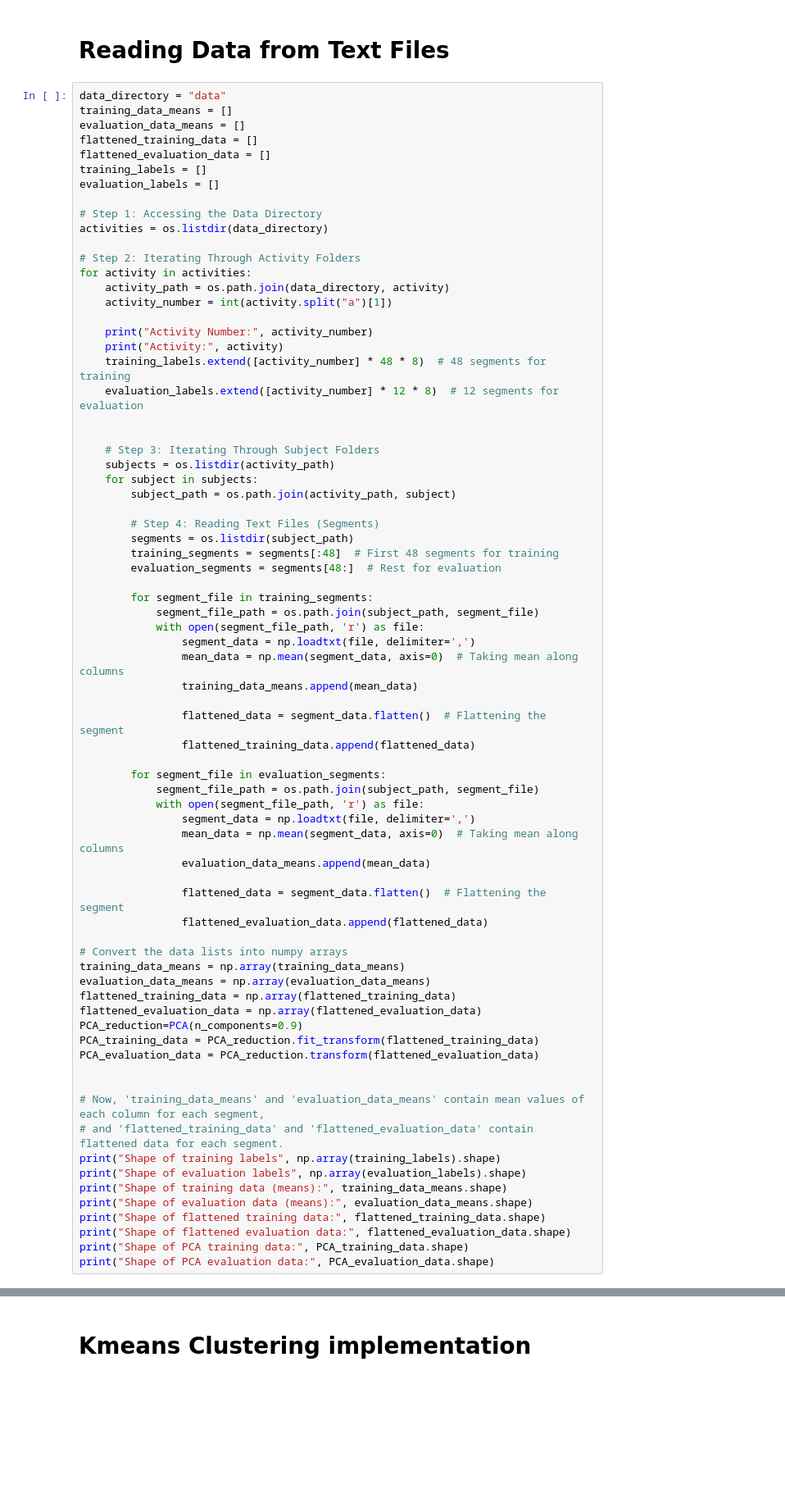
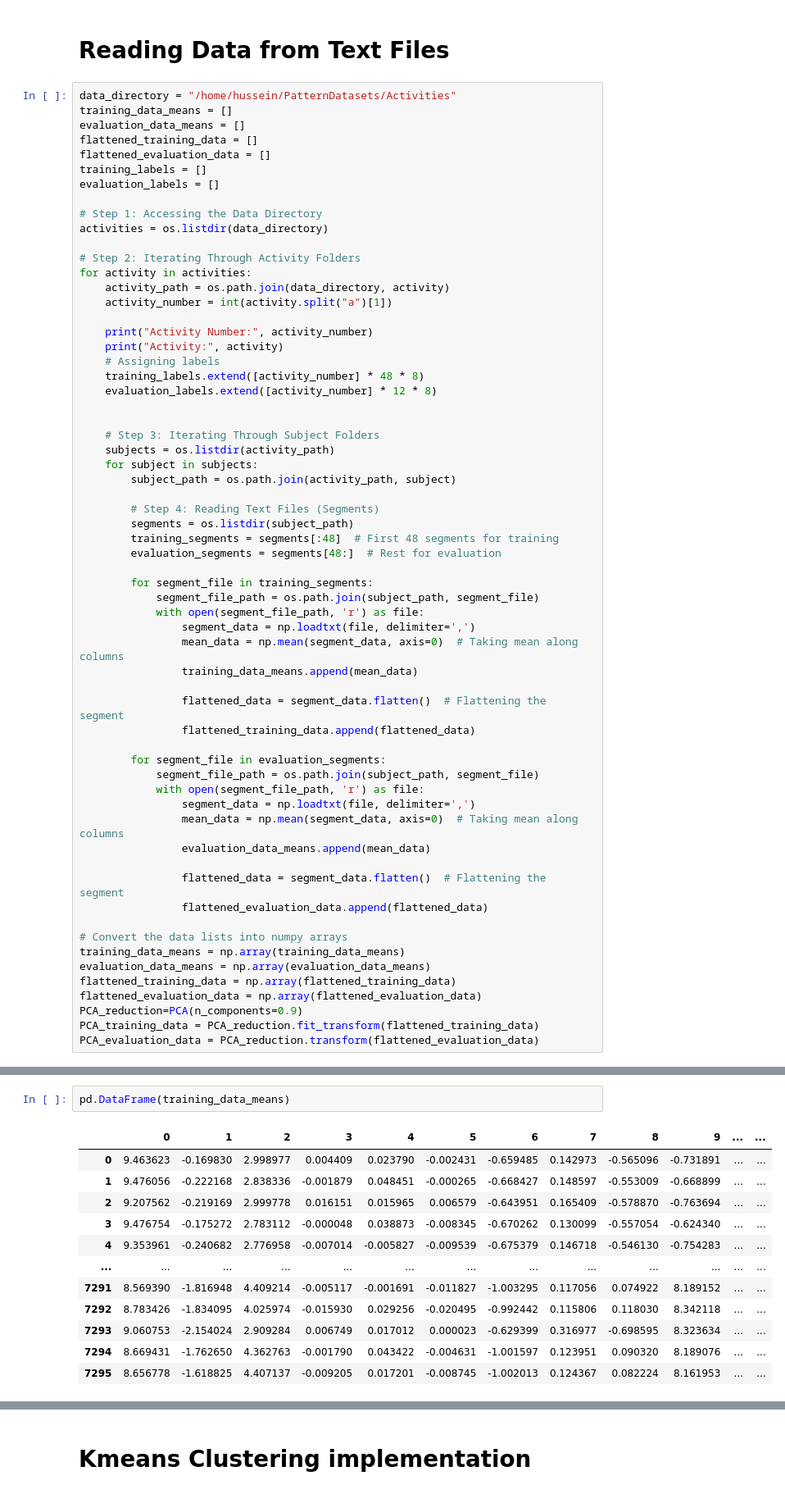
Before and after one commit to husseinkhaled733/Activity-Detection, a Jupyter notebook: Kmeans.ipynb, the cells around one changed output, grey strips where cells are left out. Shown at 82% size. Drawn from its saved outputs; the diff is of its cells as text; blank space fills up the shorter version.

Commit message:
Fixing Evaluation and Kmeans

```diff
--- a/Kmeans.ipynb
+++ b/Kmeans.ipynb
@@ -11,7 +11,7 @@ from Evaluation import compute_clusters, compute_purity, compute_recall, compute
 # %% [markdown]
 # Reading Data from Text Files
 # %%
-data_directory = "data"
+data_directory = "/home/hussein/PatternDatasets/Activities"
 training_data_means = []
 evaluation_data_means = []
 flattened_training_data = []
@@ -29,8 +29,9 @@ for activity in activities:
 
     print("Activity Number:", activity_number)
     print("Activity:", activity)
-    training_labels.extend([activity_number] * 48 * 8)  # 48 segments for training
-    evaluation_labels.extend([activity_number] * 12 * 8)  # 12 segments for evaluation
+    # Assigning labels
+    training_labels.extend([activity_number] * 48 * 8)
+    evaluation_labels.extend([activity_number] * 12 * 8)
 
 
     # Step 3: Iterating Through Subject Folders
@@ -71,15 +72,3 @@ flattened_evaluation_data = np.array(flattened_evaluation_data)
 PCA_reduction=PCA(n_components=0.9)
 PCA_training_data = PCA_reduction.fit_transform(flattened_training_data)
 PCA_evaluation_data = PCA_reduction.transform(flattened_evaluation_data)
-
-
-# Now, 'training_data_means' and 'evaluation_data_means' contain mean values of each column for each segment,
-# and 'flattened_training_data' and 'flattened_evaluation_data' contain flattened data for each segment.
-print("Shape of training labels", np.array(training_labels).shape)
-print("Shape of evaluation labels", np.array(evaluation_labels).shape)
-print("Shape of training data (means):", training_data_means.shape)
-print("Shape of evaluation data (means):", evaluation_data_means.shape)
-print("Shape of flattened training data:", flattened_training_data.shape)
-print("Shape of flattened evaluation data:", flattened_evaluation_data.shape)
-print("Shape of PCA training data:", PCA_training_data.shape)
-print("Shape of PCA evaluation data:", PCA_evaluation_data.shape)
@@ -85,0 +143,15 @@ print("Shape of PCA evaluation data:", PCA_evaluation_data.shape)
+# %%
+pd.DataFrame(training_data_means)
+# %% [output]
+|  | 0 | 1 | 2 | 3 | 4 | 5 | 6 | 7 | 8 | 9 | ... | ... |
+| 0 | 9.463623 | -0.169830 | 2.998977 | 0.004409 | 0.023790 | -0.002431 | -0.659485 | 0.142973 | -0.565096 | -0.731891 | ... | ... |
+| 1 | 9.476056 | -0.222168 | 2.838336 | -0.001879 | 0.048451 | -0.000265 | -0.668427 | 0.148597 | -0.553009 | -0.668899 | ... | ... |
+| 2 | 9.207562 | -0.219169 | 2.999778 | 0.016151 | 0.015965 | 0.006579 | -0.643951 | 0.165409 | -0.578870 | -0.763694 | ... | ... |
+| 3 | 9.476754 | -0.175272 | 2.783112 | -0.000048 | 0.038873 | -0.008345 | -0.670262 | 0.130099 | -0.557054 | -0.624340 | ... | ... |
+| 4 | 9.353961 | -0.240682 | 2.776958 | -0.007014 | -0.005827 | -0.009539 | -0.675379 | 0.146718 | -0.546130 | -0.754283 | ... | ... |
+| ... | ... | ... | ... | ... | ... | ... | ... | ... | ... | ... | ... | ... |
+| 7291 | 8.569390 | -1.816948 | 4.409214 | -0.005117 | -0.001691 | -0.011827 | -1.003295 | 0.117056 | 0.074922 | 8.189152 | ... | ... |
+| 7292 | 8.783426 | -1.834095 | 4.025974 | -0.015930 | 0.029256 | -0.020495 | -0.992442 | 0.115806 | 0.118030 | 8.342118 | ... | ... |
+| 7293 | 9.060753 | -2.154024 | 2.909284 | 0.006749 | 0.017012 | 0.000023 | -0.629399 | 0.316977 | -0.698595 | 8.323634 | ... | ... |
+| 7294 | 8.669431 | -1.762650 | 4.362763 | -0.001790 | 0.043422 | -0.004631 | -1.001597 | 0.123951 | 0.090320 | 8.189076 | ... | ... |
+| 7295 | 8.656778 | -1.618825 | 4.407137 | -0.009205 | 0.017201 | -0.008745 | -1.002013 | 0.124367 | 0.082224 | 8.161953 | ... | ... |
```
Also changed, not shown: parts of 17 cells of this notebook, 1 other file.
